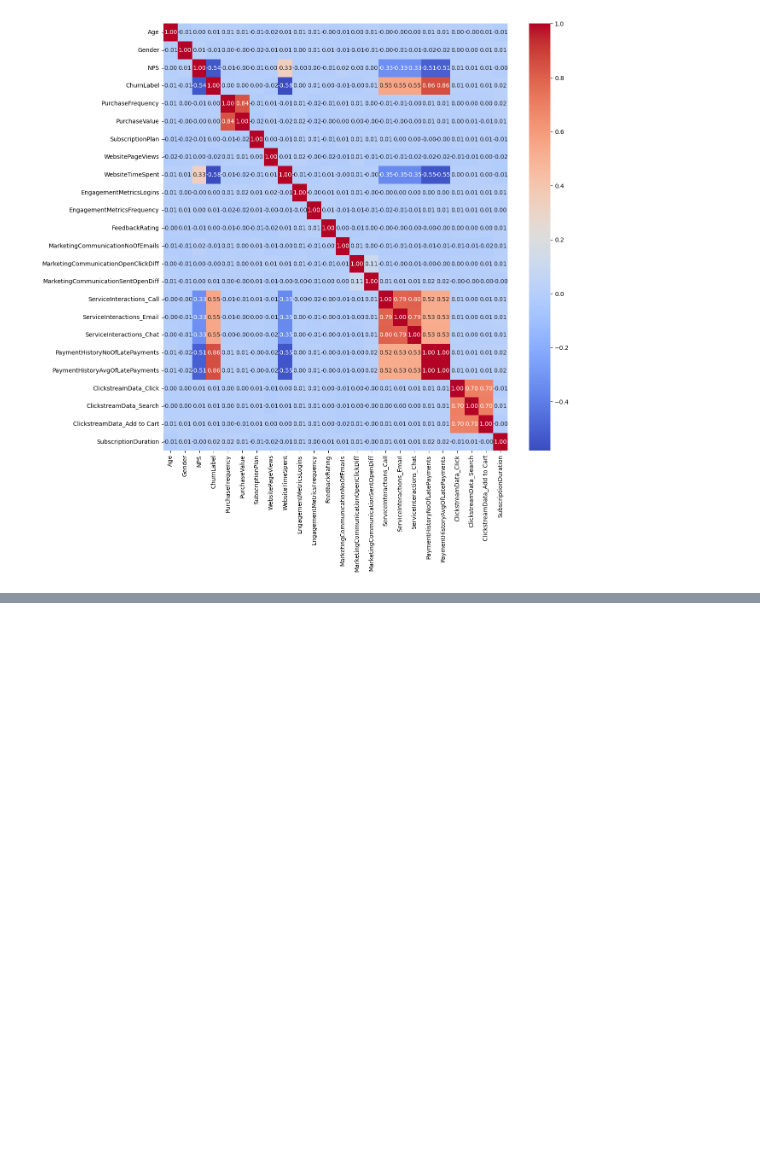
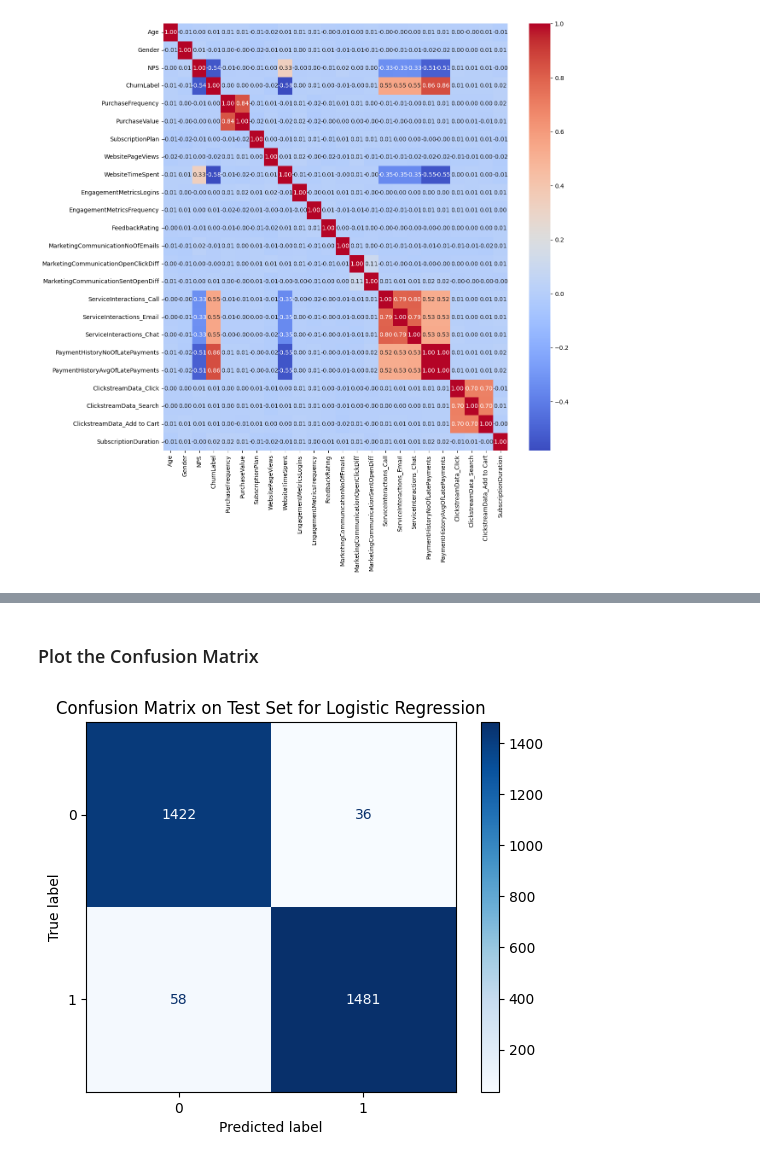
Before and after one commit to chemutai254/DATA, a Jupyter notebook: AMDARI/Customer_Churn_Prediction/Customer_Churn.ipynb, the cells around one changed output, grey strips where cells are left out. Cells and saved outputs as stored; diff of their text form; code cells hidden in the pictures; blank space fills up the shorter version.

Commit message:
Modelling and Evaluation

```diff
--- a/AMDARI/Customer_Churn_Prediction/Customer_Churn.ipynb
+++ b/AMDARI/Customer_Churn_Prediction/Customer_Churn.ipynb
@@ -500,0 +523,8 @@ X_test_scaled = scaler.transform(X_test)
+# %%
+# Build the model
+lr = LogisticRegression()
+lr.fit(X_train, y_train)
+
+# Evaluate the model on train and validation subsets
+evaluate(X_train, y_train, lr, 'Train')
+evaluate(X_val, y_val, lr, 'Validation')
@@ -500,0 +573,13 @@ X_test_scaled = scaler.transform(X_test)
+# %% [markdown]
+### Plot the Confusion Matrix
+# %%
+# Plot confusion matrix for Logistic Regression
+lr_y_pred = lr.predict(X_test)
+cm_lr = confusion_matrix(y_test, lr_y_pred)
+disp_lr = ConfusionMatrixDisplay(confusion_matrix=cm_lr, display_labels=lr.classes_)
+# cm_lr = confusion_matrix(y_test, lr.predict(X_test))
+disp_lr.plot(cmap=plt.cm.Blues, ax=plt.gca())
+plt.title('Confusion Matrix on Test Set for Logistic Regression')
+plt.show()
+# %% [output]
+[figure, added]
```
Also changed, not shown: parts of 11 cells of this notebook.
